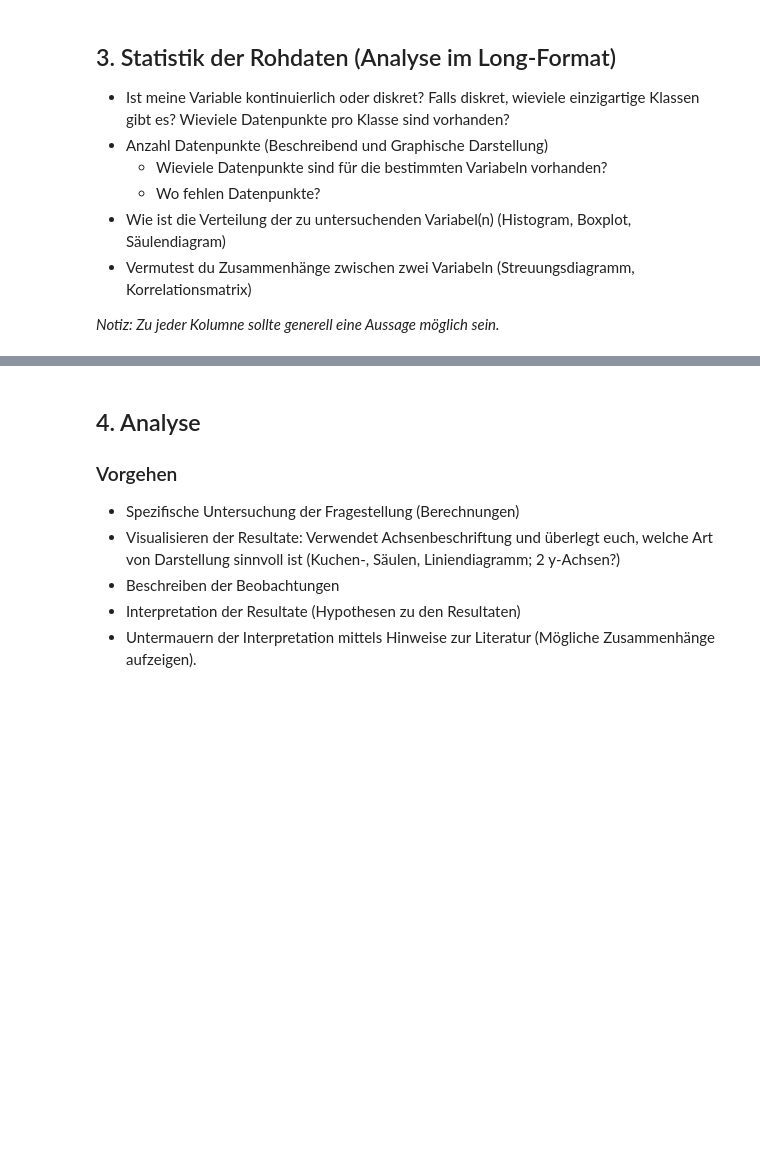
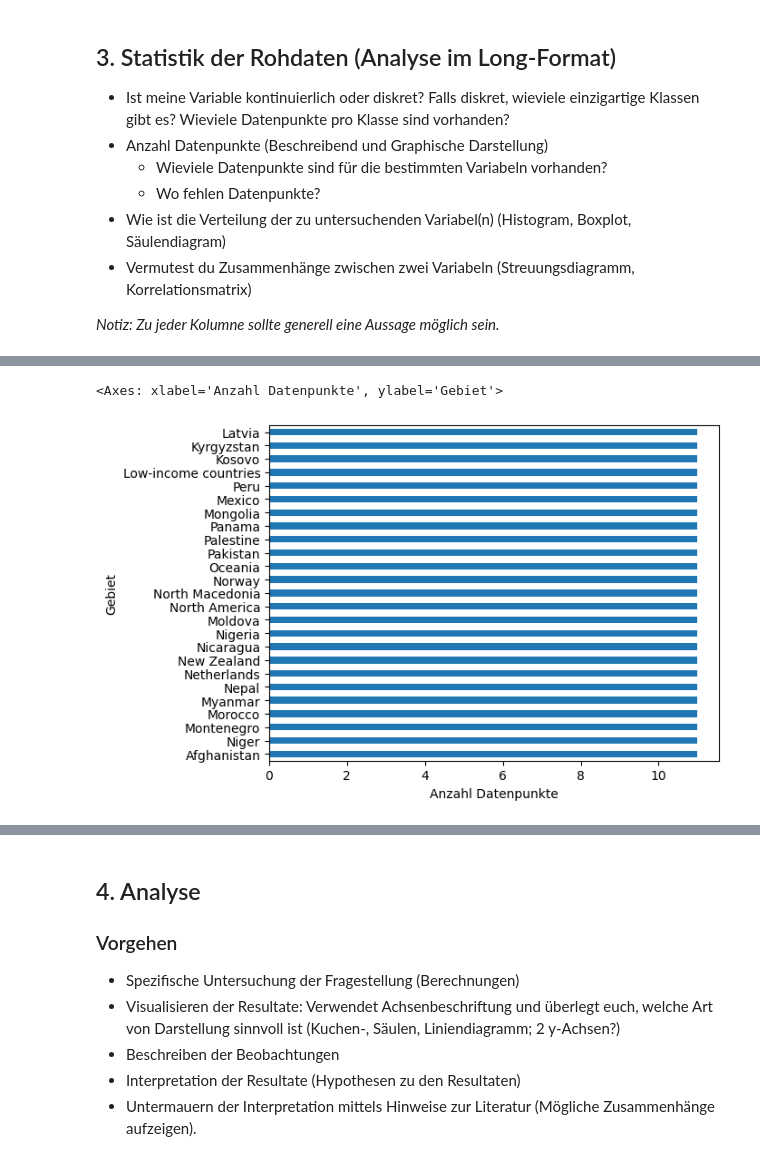
Before and after one commit to Elena-avk/elena, a Jupyter notebook: LN_Python_Elena_Yasemin.ipynb, the cells around one changed output, grey strips where cells are left out. Drawn from its saved outputs; the diff is of its cells as text; code cells hidden in the pictures; blank space fills up the shorter version.

```diff
--- a/LN_Python_Elena_Yasemin.ipynb
+++ b/LN_Python_Elena_Yasemin.ipynb
@@ -73,3 +75,8 @@ df_pivot.head()
 - Vermutest du Zusammenhänge zwischen zwei Variabeln (Streuungsdiagramm, Korrelationsmatrix)
 
 *Notiz: Zu jeder Kolumne sollte generell eine Aussage möglich sein.*
+# %%
+import pandas as pd
+df = pd.read_csv('happiness-cantril-ladder.csv', skiprows=1,
+                 names=['Gebiet','Code','Jahr','score'])
+df
@@ -75,0 +117,5 @@ df_pivot.head()
+# %%
+df['Gebiet'].value_counts().head(25).plot(kind='barh', xlabel='Anzahl Datenpunkte')
+# %% [output]
+<Axes: xlabel='Anzahl Datenpunkte', ylabel='Gebiet'>
+[figure, added]
```
Also changed, not shown: parts of 9 cells of this notebook.
